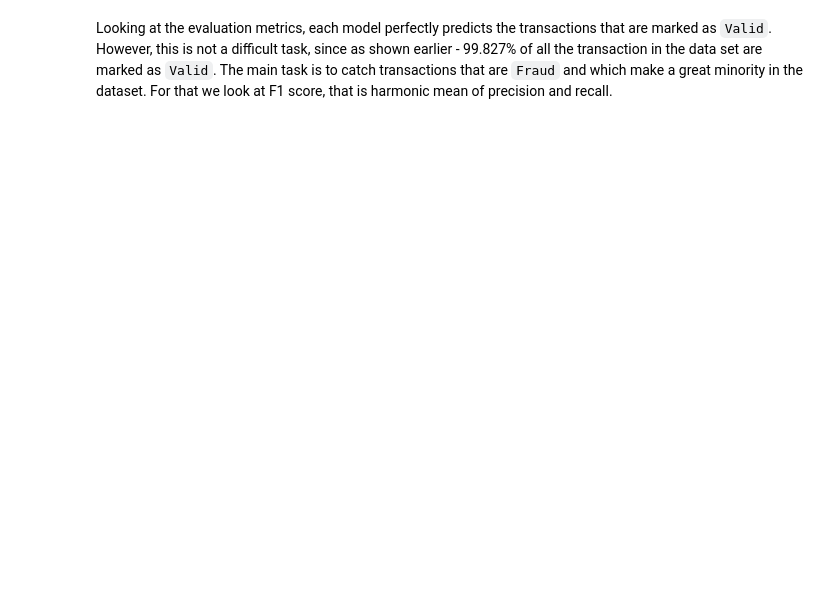
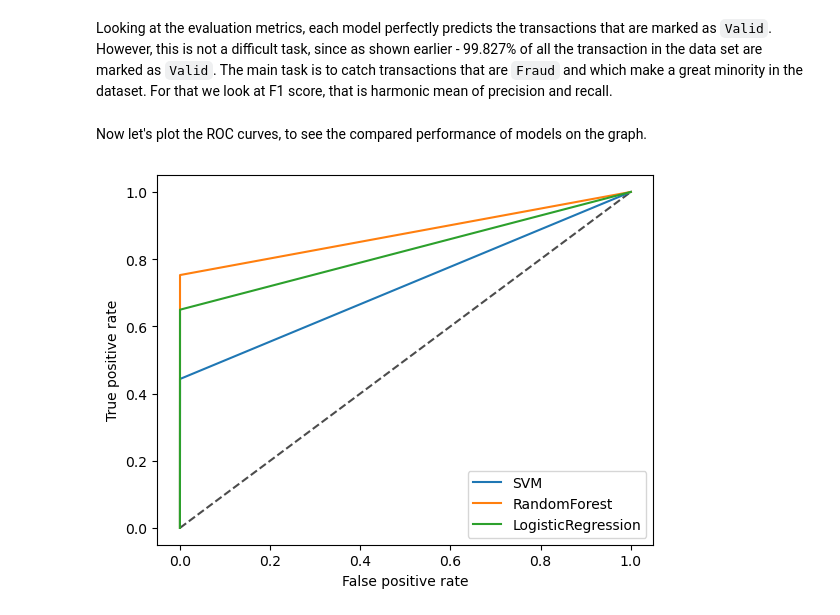
Before and after one commit to Kubel259/Credit-Card-fraud-detection, a Jupyter notebook: main.ipynb, the cells around one changed output. Saved outputs shown, nothing was run; the diff lists cells and outputs as text; code cells hidden in the pictures; blank space fills up the shorter version.

Commit message:
Plotted ROC curve, need to fix it

```diff
--- a/main.ipynb
+++ b/main.ipynb
@@ -186,3 +186,17 @@ weighted avg       1.00      1.00      1.00     56962
 weighted avg       1.00      1.00      1.00     56962
 # %% [markdown]
 Looking at the evaluation metrics, each model perfectly predicts the transactions that are marked as `Valid`. However, this is not a difficult task, since as shown earlier - 99.827% of all the transaction in the data set are marked as `Valid`. The main task is to catch transactions that are `Fraud` and which make a great minority in the dataset. For that we look at F1 score, that is harmonic mean of precision and recall.
+# %% [markdown]
+Now let's plot the ROC curves, to see the compared performance of models on the graph.
+# %%
+plt.plot([0, 1], [0, 1], linestyle="dashed", color="black", alpha=0.7)
+for model in models:
+    fpr, tpr = roc_curve(Y_test, results[model]["prediction"])[:2]
+    plt.plot(fpr, tpr, label=model)
+
+plt.xlabel("False positive rate")
+plt.ylabel("True positive rate")
+plt.legend()
+plt.show()
+# %% [output]
+[figure, added]
```
Also changed, not shown: parts of 3 cells of this notebook.
